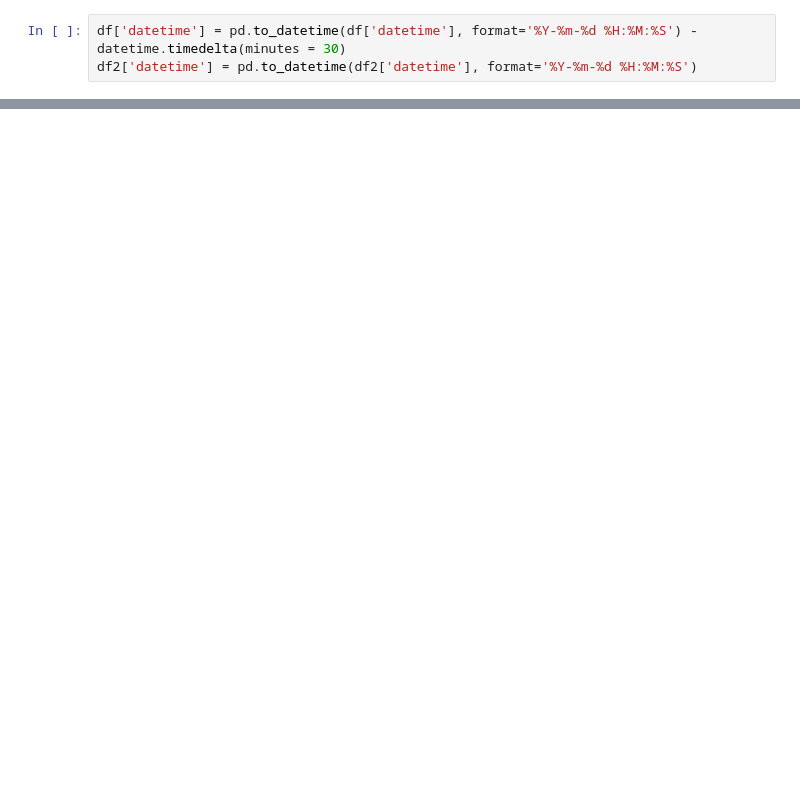
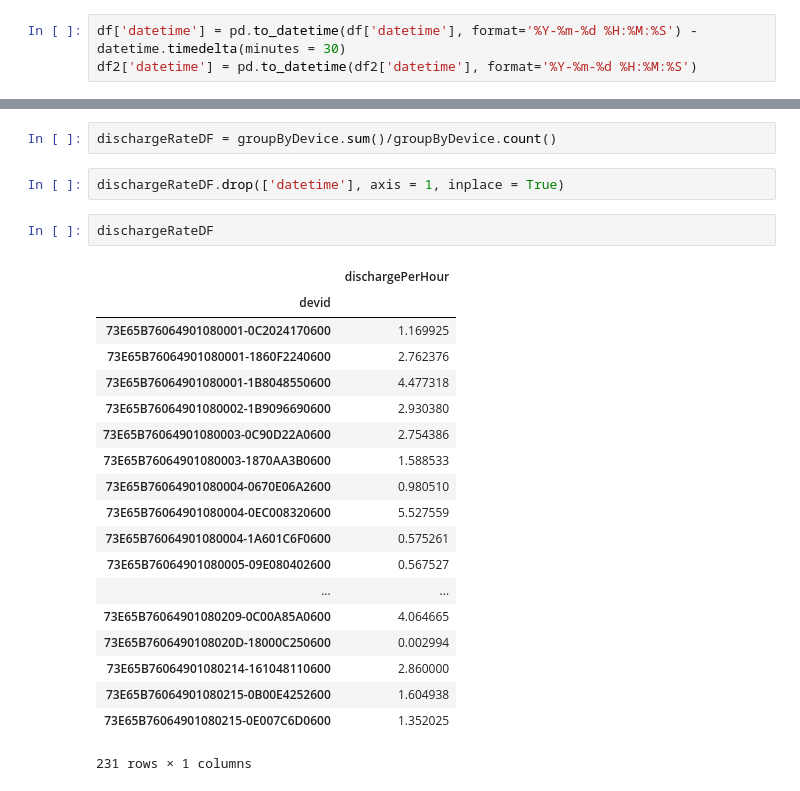
Before and after one commit to pabloelustondo/Data-Insights, a Jupyter notebook: sml/pyh/AverageDischargeRate.ipynb, the cells around one changed output, grey strips where cells are left out. Drawn from its saved outputs; the diff is of its cells as text; blank space fills up the shorter version.

```diff
--- a/sml/pyh/AverageDischargeRate.ipynb
+++ b/sml/pyh/AverageDischargeRate.ipynb
@@ -67,0 +79,26 @@ device: 73E65B76064901080215-0E007C6D0600       discharge rate by hour 1.3520249
+# %%
+dischargeRateDF = groupByDevice.sum()/groupByDevice.count()
+# %%
+dischargeRateDF.drop(['datetime'], axis = 1, inplace = True)
+# %%
+dischargeRateDF
+# %% [output]
+|  | dischargePerHour |
+| devid |  |
+| 73E65B76064901080001-0C2024170600 | 1.169925 |
+| 73E65B76064901080001-1860F2240600 | 2.762376 |
+| 73E65B76064901080001-1B8048550600 | 4.477318 |
+| 73E65B76064901080002-1B9096690600 | 2.930380 |
+| 73E65B76064901080003-0C90D22A0600 | 2.754386 |
+| 73E65B76064901080003-1870AA3B0600 | 1.588533 |
+| 73E65B76064901080004-0670E06A2600 | 0.980510 |
+| 73E65B76064901080004-0EC008320600 | 5.527559 |
+| 73E65B76064901080004-1A601C6F0600 | 0.575261 |
+| 73E65B76064901080005-09E080402600 | 0.567527 |
+| ... | ... |
+| 73E65B76064901080209-0C00A85A0600 | 4.064665 |
+| 73E65B7606490108020D-18000C250600 | 0.002994 |
+| 73E65B76064901080214-161048110600 | 2.860000 |
+| 73E65B76064901080215-0B00E4252600 | 1.604938 |
+| 73E65B76064901080215-0E007C6D0600 | 1.352025 |
+231 rows × 1 columns
```
Also changed, not shown: parts of 4 cells of this notebook, 17 other files.
